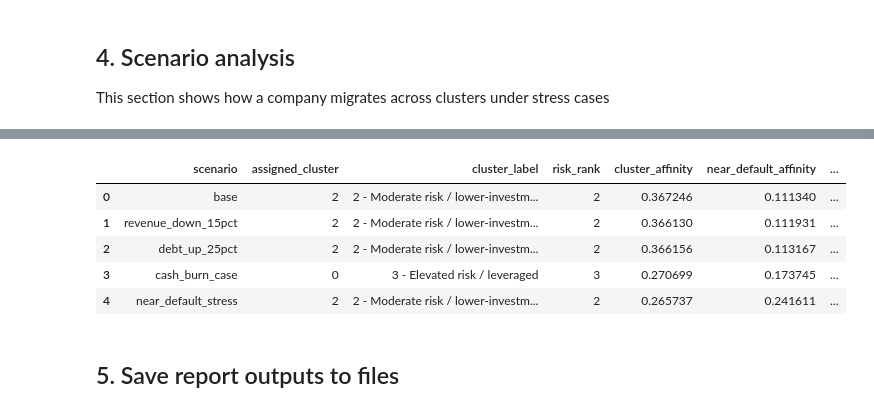
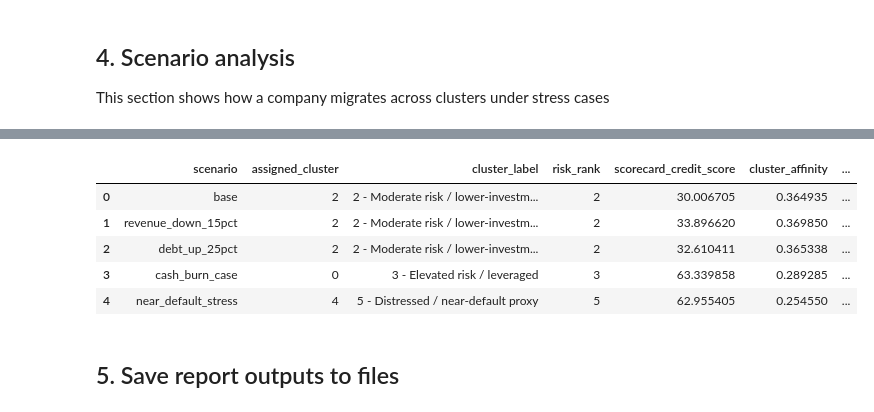
Before and after one commit to Kamend1/corporate_credit_clustering_tool, a Jupyter notebook: notebooks/03_private_company_credit_scoring_tool_feature_patch.ipynb, the cells around one changed output, grey strips where cells are left out. Drawn from its saved outputs; the diff is of its cells as text; code cells hidden in the pictures.

```diff
--- a/notebooks/03_private_company_credit_scoring_tool.ipynb
+++ b/notebooks/03_private_company_credit_scoring_tool_feature_patch.ipynb
@@ -269,35 +325,49 @@ scenario_input[["scenario", "assets", "liabilities", "equity", "cash", "revenue"
 # %%
 scored_scenarios = score_companies(
     scenario_input,
     artifact=artifact,
     segment="Non-financial",
     temperature=1.0,
     fx_to_model_currency=FX_TO_MODEL_CURRENCY,
 )
 
 scenario_summary_cols = [
     "scenario",
     "assigned_cluster",
     "cluster_label",
     "risk_rank",
+    "scorecard_credit_score",
     "cluster_affinity",
     "near_default_affinity",
     "liabilities_to_assets",
     "debt_to_assets",
     "equity_to_assets",
     "cfo_to_assets",
     "current_ratio",
+    "interest_coverage",
+    "fcf_to_debt",
+    "ebitda",
+    "ebitda_margin",
+    "debt_to_ebitda",
+    "net_debt_to_ebitda",
+    "ebitda_interest_coverage",
+    "debt_service_risk",
     "warning_flags",
 ]
 
-scored_scenarios[scenario_summary_cols]
+existing_scenario_summary_cols = [
+    c for c in scenario_summary_cols
+    if c in scored_scenarios.columns
+]
+
+scored_scenarios[existing_scenario_summary_cols]
 # %% [output]
-|  | scenario | assigned_cluster | cluster_label | risk_rank | cluster_affinity | near_default_affinity | ... |
-| 0 | base | 2 | 2 - Moderate risk / lower-investm... | 2 | 0.367246 | 0.111340 | ... |
-| 1 | revenue_down_15pct | 2 | 2 - Moderate risk / lower-investm... | 2 | 0.366130 | 0.111931 | ... |
-| 2 | debt_up_25pct | 2 | 2 - Moderate risk / lower-investm... | 2 | 0.366156 | 0.113167 | ... |
-| 3 | cash_burn_case | 0 | 3 - Elevated risk / leveraged | 3 | 0.270699 | 0.173745 | ... |
-| 4 | near_default_stress | 2 | 2 - Moderate risk / lower-investm... | 2 | 0.265737 | 0.241611 | ... |
+|  | scenario | assigned_cluster | cluster_label | risk_rank | scorecard_credit_score | cluster_affinity | ... |
+| 0 | base | 2 | 2 - Moderate risk / lower-investm... | 2 | 30.006705 | 0.364935 | ... |
+| 1 | revenue_down_15pct | 2 | 2 - Moderate risk / lower-investm... | 2 | 33.896620 | 0.369850 | ... |
+| 2 | debt_up_25pct | 2 | 2 - Moderate risk / lower-investm... | 2 | 32.610411 | 0.365338 | ... |
+| 3 | cash_burn_case | 0 | 3 - Elevated risk / leveraged | 3 | 63.339858 | 0.289285 | ... |
+| 4 | near_default_stress | 4 | 5 - Distressed / near-default proxy | 5 | 62.955405 | 0.254550 | ... |
 # %% [markdown]
 ## 5. Save report outputs to files
 # %%
```
Also changed, not shown: parts of 7 cells of this notebook, 2 other files.
